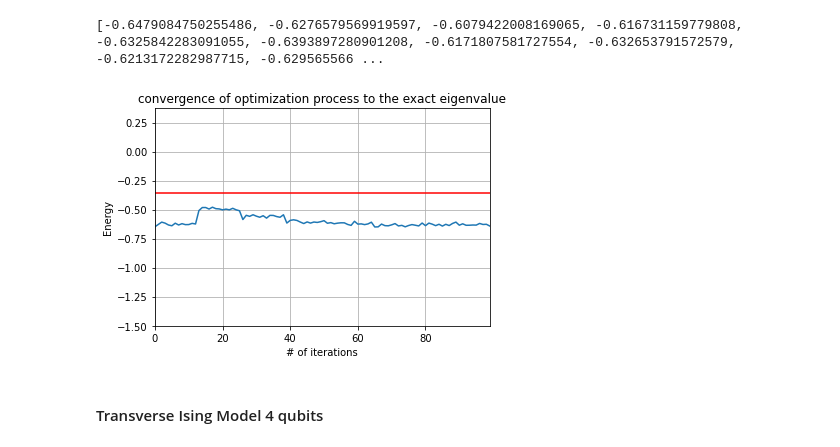
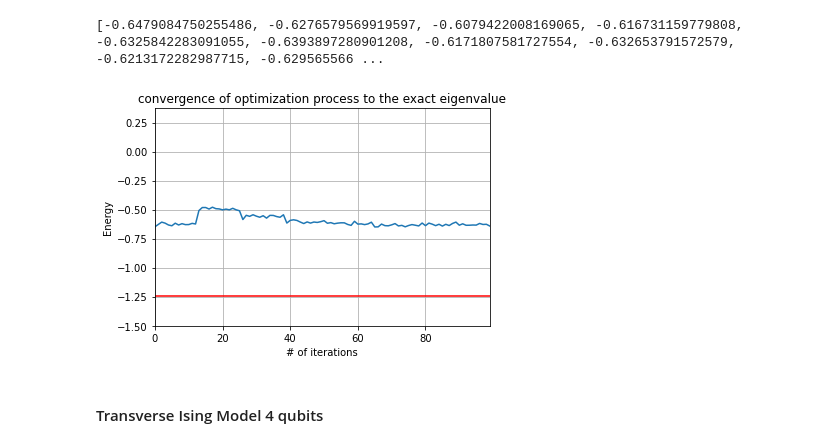
Before and after one commit to Tojarieh97/VQE, a Jupyter notebook: final_project/algorithms/weigthed_ssvqe/weigthed_ssvqe_simulator.ipynb, the cells around one changed output. Drawn from its saved outputs; the diff is of its cells as text; code cells hidden in the pictures.

```diff
--- a/final_project/algorithms/weigthed_ssvqe/weigthed_ssvqe_simulator.ipynb
+++ b/final_project/algorithms/weigthed_ssvqe/weigthed_ssvqe_simulator.ipynb
@@ -356,6 +358,6 @@ H2_approximated_energies = [-0.6479084750255486, -0.6276579569919597, -0.6079422
-plot_convergence_of_optimization_process(H2_approximated_energies, exact_eigenvalue=-0.353325104107155, margin=5)
+plot_convergence_of_optimization_process(H2_approximated_energies, exact_eigenvalue=-1.2445845498133272, margin=5)
 # %% [output]
-[figure, old version]
+[figure, new version]
 # %% [markdown]
 ####  Transverse Ising Model 4 qubits
 # %%
```
Also changed, not shown: parts of 3 cells of this notebook.
